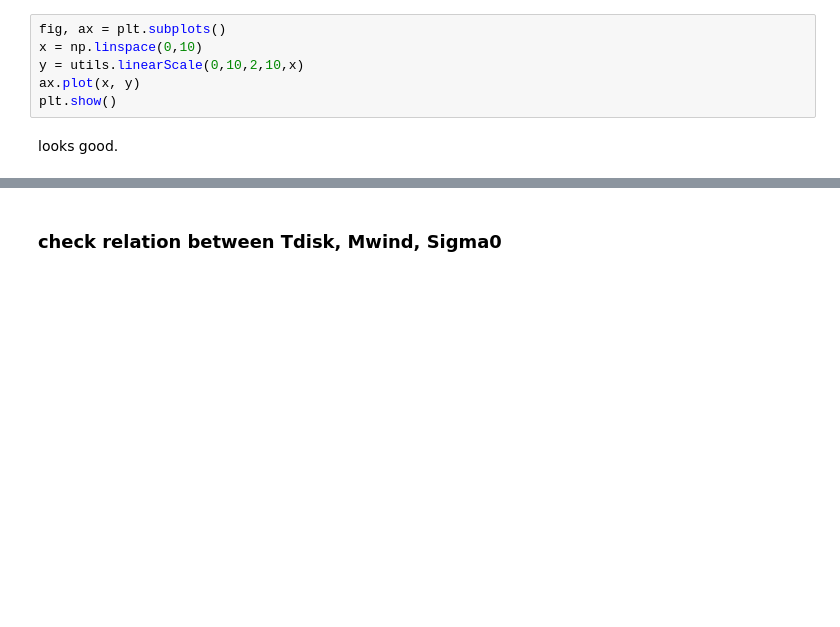
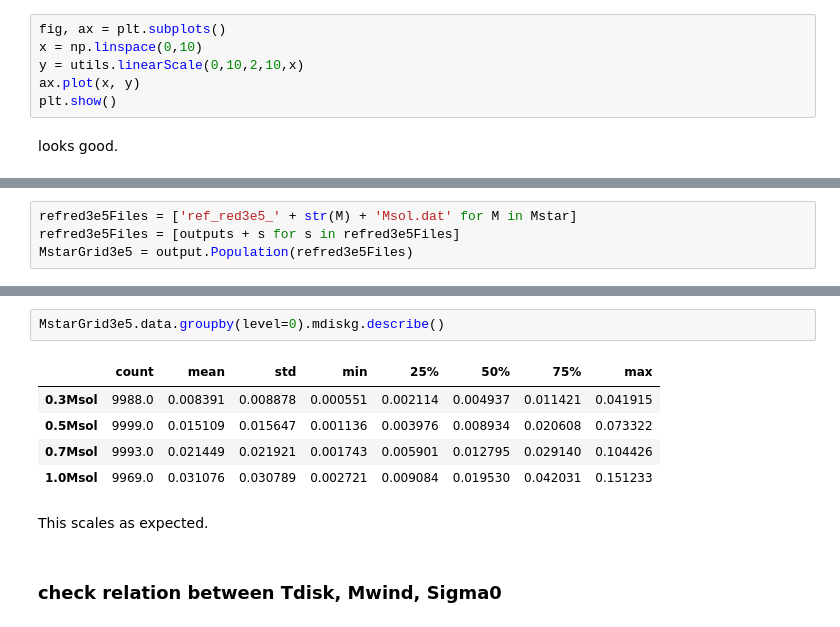
Before and after one commit to matiscke/popsyntools, a Jupyter notebook: notebooks/20180719_MgridJointAnalysis.ipynb, the cells around one changed output, grey strips where cells are left out. Drawn from its saved outputs; the diff is of its cells as text; blank space fills up the shorter version.

```diff
--- a/notebooks/20180719_MgridJointAnalysis.ipynb
+++ b/notebooks/20180719_MgridJointAnalysis.ipynb
@@ -200,0 +259,4 @@ looks good.
+# %%
+refred3e5Files = ['ref_red3e5_' + str(M) + 'Msol.dat' for M in Mstar]
+refred3e5Files = [outputs + s for s in refred3e5Files]
+MstarGrid3e5 = output.Population(refred3e5Files)
@@ -201,3 +267,13 @@ looks good.
+# %%
+MstarGrid3e5.data.groupby(level=0).mdiskg.describe()
+# %% [output]
+|  | count | mean | std | min | 25% | 50% | 75% | max |
+| 0.3Msol | 9988.0 | 0.008391 | 0.008878 | 0.000551 | 0.002114 | 0.004937 | 0.011421 | 0.041915 |
+| 0.5Msol | 9999.0 | 0.015109 | 0.015647 | 0.001136 | 0.003976 | 0.008934 | 0.020608 | 0.073322 |
+| 0.7Msol | 9993.0 | 0.021449 | 0.021921 | 0.001743 | 0.005901 | 0.012795 | 0.029140 | 0.104426 |
+| 1.0Msol | 9969.0 | 0.031076 | 0.030789 | 0.002721 | 0.009084 | 0.019530 | 0.042031 | 0.151233 |
+# %% [markdown]
+This scales as expected.
 # %% [markdown]
 ### check relation between Tdisk, Mwind, Sigma0
 # %%
```
Also changed, not shown: parts of 23 cells of this notebook.
